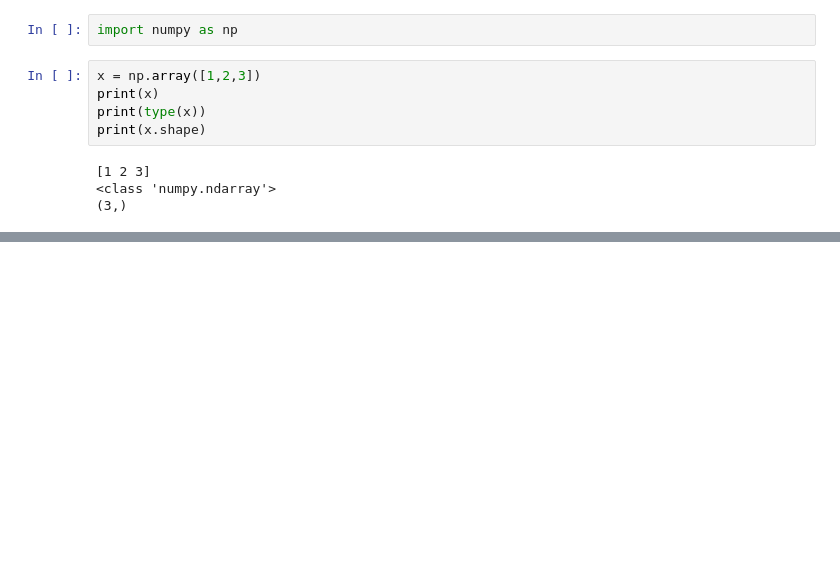
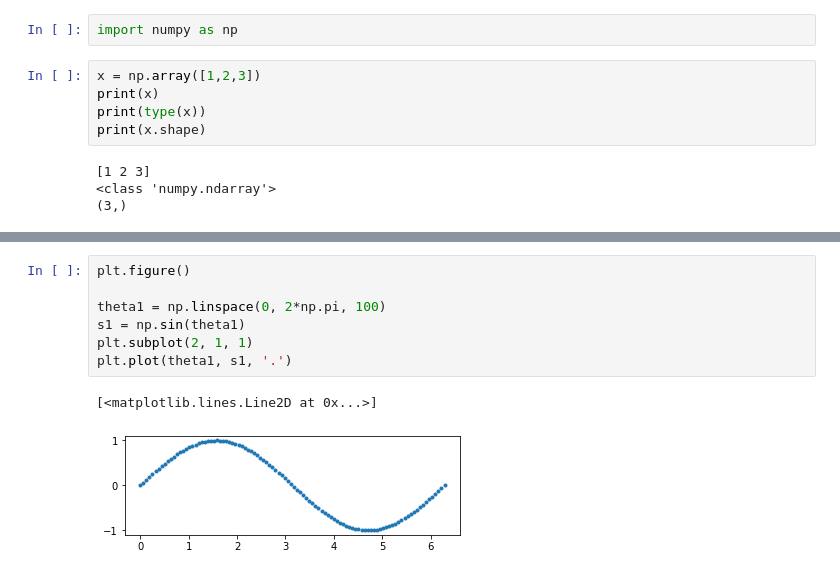
Before and after one commit to vielleicht4/phonetics2022fall, a Jupyter notebook: Untitled1.ipynb, the cells around one changed output, grey strips where cells are left out. Saved outputs shown, nothing was run; the diff lists cells and outputs as text; blank space fills up the shorter version.

```diff
--- a/Untitled1.ipynb
+++ b/Untitled1.ipynb
@@ -220,0 +330,10 @@ print(x.shape)
+# %%
+plt.figure()
+
+theta1 = np.linspace(0, 2*np.pi, 100)
+s1 = np.sin(theta1)
+plt.subplot(2, 1, 1)
+plt.plot(theta1, s1, '.')
+# %% [output]
+[<matplotlib.lines.Line2D at 0x...>]
+[figure, added]
```
Also changed, not shown: parts of 10 cells of this notebook.
